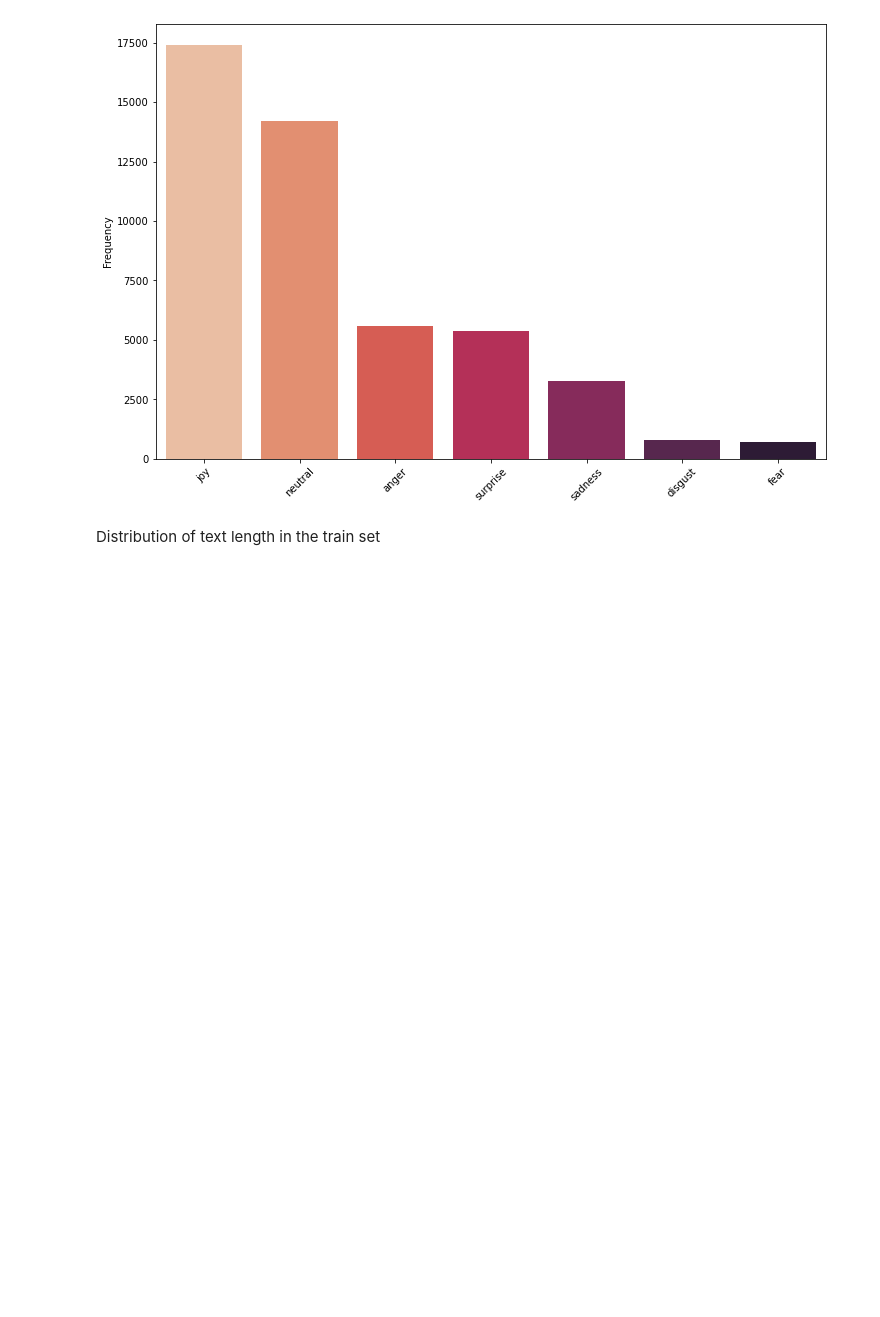
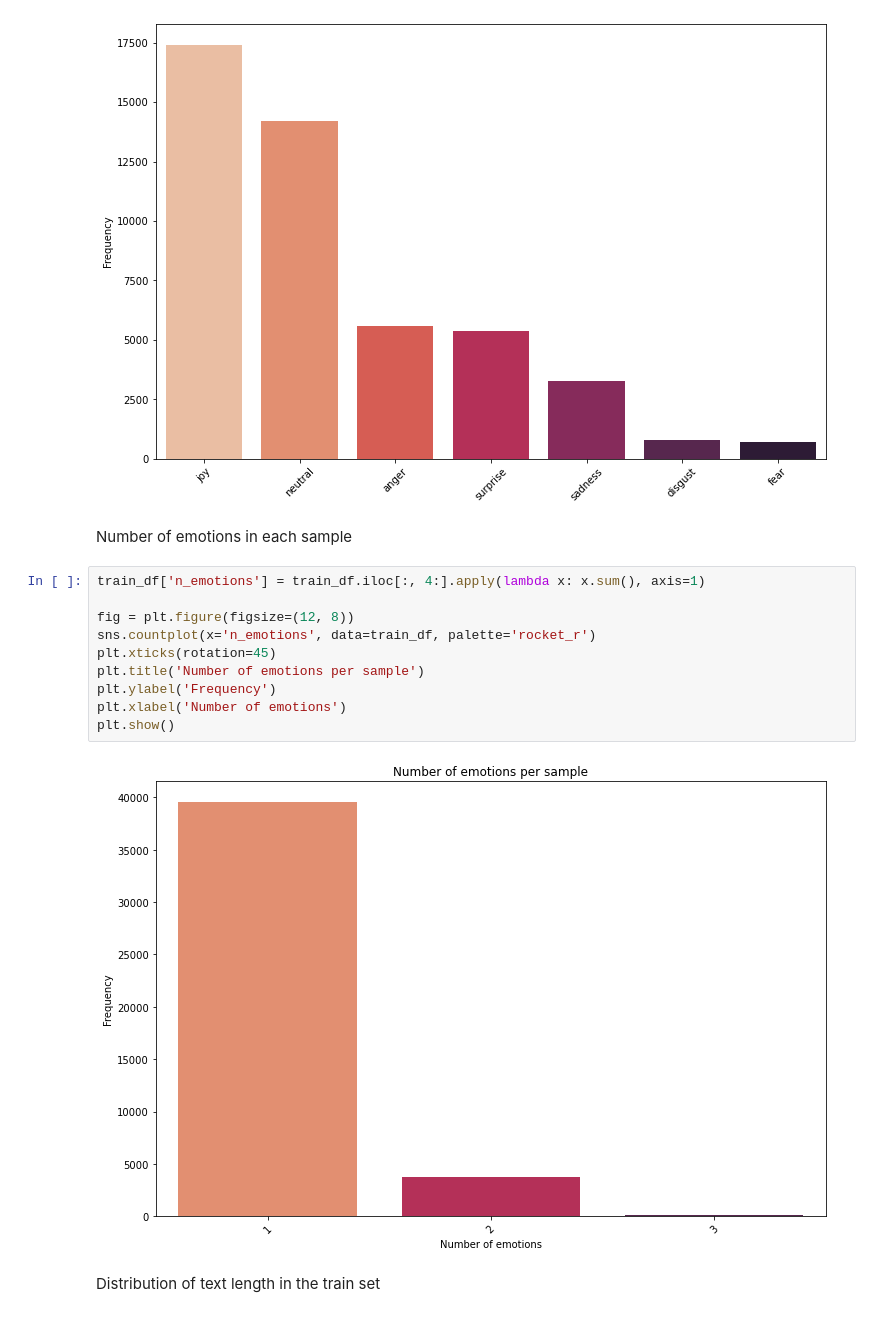
Before and after one commit to vineetver/Text2Emotion, a Jupyter notebook: Textual_emotion_detection.ipynb, the cells around one changed output. Cells and saved outputs as stored; diff of their text form; blank space fills up the shorter version.

```diff
--- a/Textual_emotion_detection.ipynb
+++ b/Textual_emotion_detection.ipynb
@@ -285,6 +261,20 @@ plt.ylabel('Frequency')
 plt.show()
 # %% [output]
 [figure]
+# %% [markdown]
+Number of emotions in each sample
+# %%
+train_df['n_emotions'] = train_df.iloc[:, 4:].apply(lambda x: x.sum(), axis=1)
+
+fig = plt.figure(figsize=(12, 8))
+sns.countplot(x='n_emotions', data=train_df, palette='rocket_r')
+plt.xticks(rotation=45)
+plt.title('Number of emotions per sample')
+plt.ylabel('Frequency')
+plt.xlabel('Number of emotions')
+plt.show()
+# %% [output]
+[figure, added]
 # %% [markdown]
 Distribution of text length in the train set
 # %%
```
Also changed, not shown: parts of 18 cells of this notebook, 5 other files.
